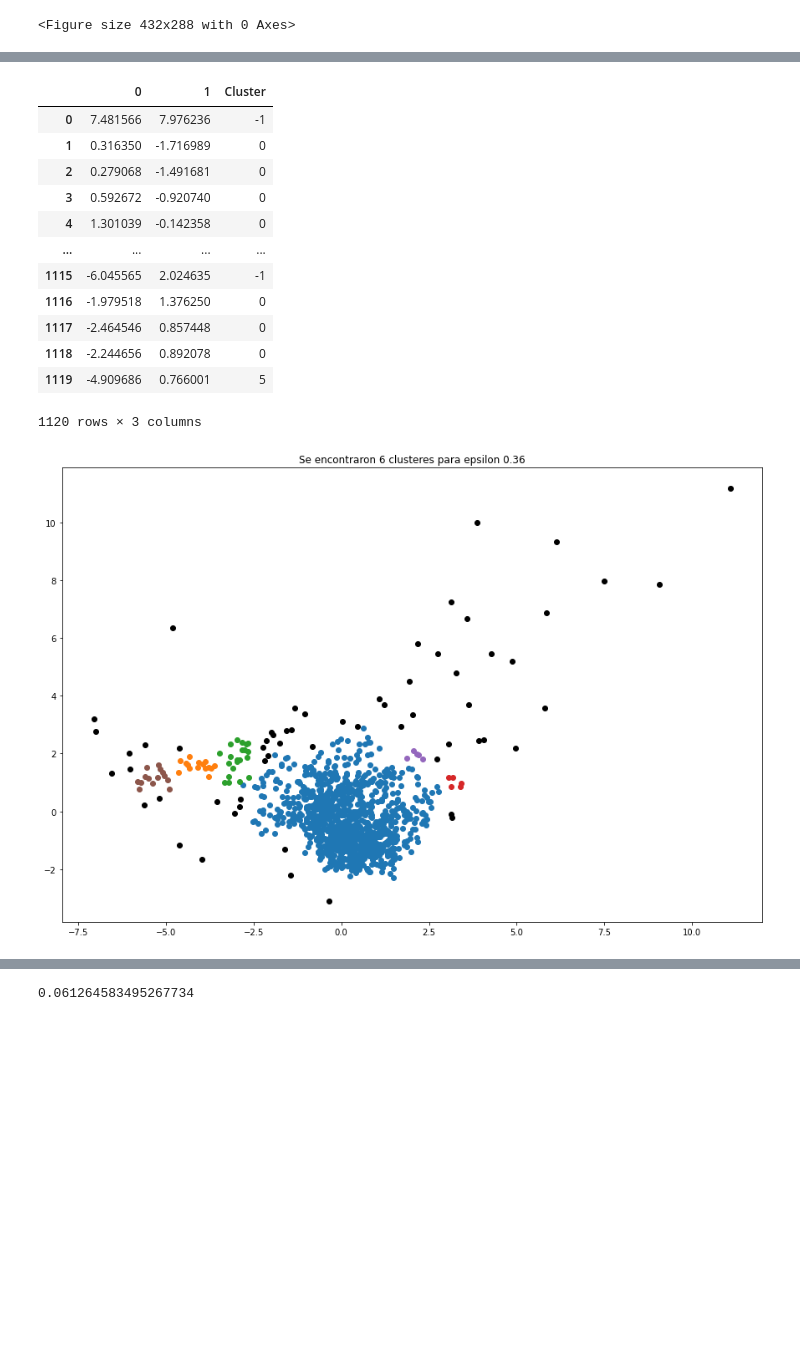
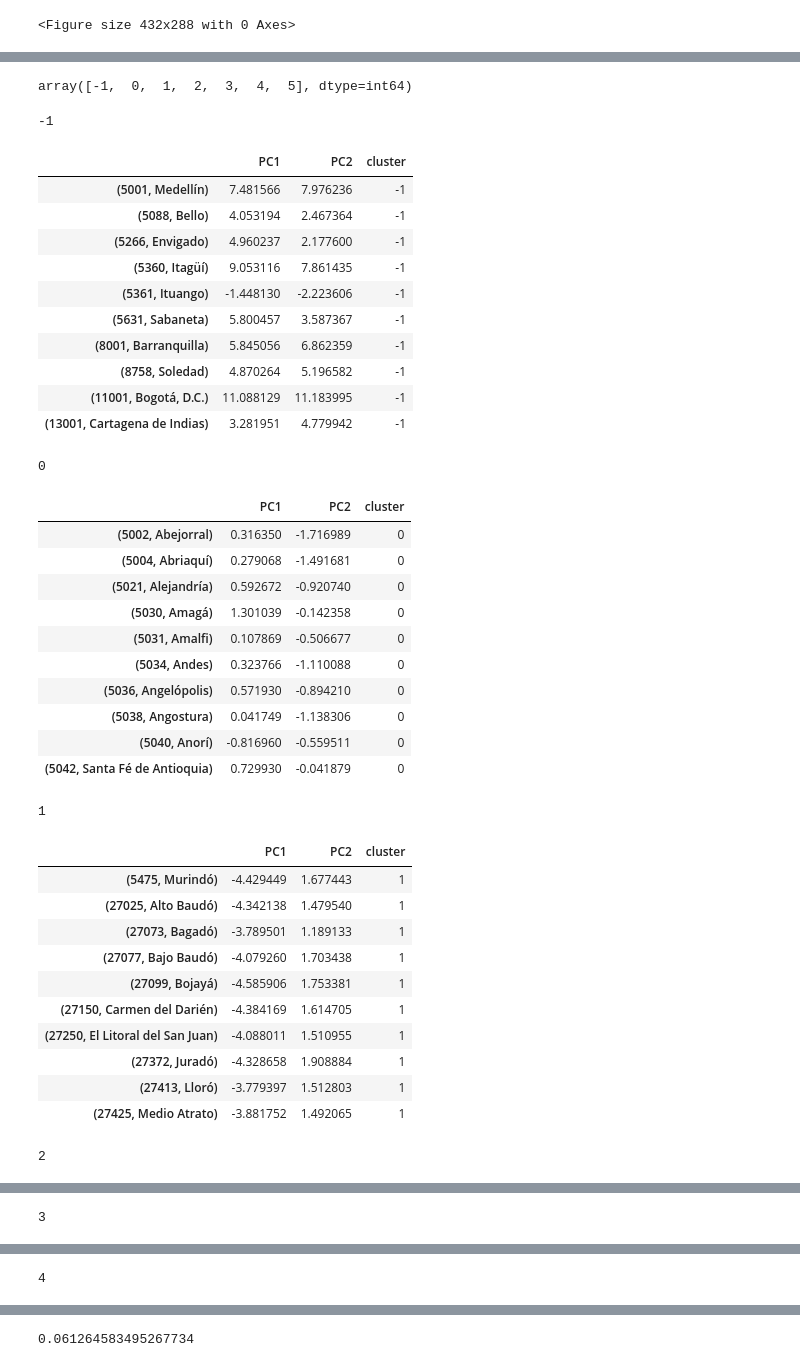
Before and after one commit to freddy120/MIAD_no_supervisado_project, a Jupyter notebook: notebook/DBSCAN.ipynb, the cells around one changed output, grey strips where cells are left out. Saved outputs shown, nothing was run; the diff lists cells and outputs as text; code cells hidden in the pictures; blank space fills up the shorter version.

Commit message:
DBSCAN 2 PC - Revision contenido Clusters

```diff
--- a/notebook/DBSCAN.ipynb
+++ b/notebook/DBSCAN.ipynb
@@ -192,6 +192,7 @@ ax.set_title(*[dengue_df['Municipality'][index]])
 Text(0.5, 1.0, 'Medellín')
 [figure]
 # %%
+descripcion=dengue_df[dengue_df['Municipality code']!=47570][['Municipality code','Municipality']]
 
 reducidaini=(dengue_df[['Municipality code','Age0-4(%)', 'Age5-14(%)', 'Age15-29(%)', 'Age>30(%)','AfrocolombianPopulation(%)',
 'IndianPopulation(%)', 'PeoplewithDisabilities(%)', 'Peoplewhocannotreadorwrite(%)', 'Secondary/HigherEducation(%)',
@@ -350,41 +350,76 @@ print(distancias[knee.knee])
 # %%
 from sklearn.cluster import DBSCAN
 X=results['PC'].to_numpy()
 
 
 db = DBSCAN(eps = 0.364, min_samples = 5).fit(X)
 clusteres = db.labels_
 
 n_clusteres = len(set(clusteres)) - (1 if -1 in clusteres else 0)
 resultado = pd.DataFrame(X).assign(Cluster = clusteres)
 plt.figure(figsize=(15,10))
 for k in np.unique(clusteres):
     if k != -1:
         plt.scatter(
             x = resultado.loc[resultado.Cluster == k, 0],
             y = resultado.loc[resultado.Cluster == k, 1]
             )
     else:
         plt.scatter(
             x = resultado.loc[resultado.Cluster == k, 0],
             y = resultado.loc[resultado.Cluster == k, 1],
             c = "black"
             )
 plt.title('Se encontraron %d clusteres para epsilon %0.2f' % (n_clusteres, 0.364))
 
 resultado
+
+
+display(np.unique(clusteres))
+X=X=results['PC']
+X["cluster"]=clusteres
+X.index=descripcion
+
+
+for k in np.unique(clusteres):
+    print(k)
+    display(X[X['cluster']==k].head(10))
 # %% [output]
+array([-1,  0,  1,  2,  3,  4,  5], dtype=int64)
+-1
-|  | 0 | 1 | Cluster |
-| 0 | 7.481566 | 7.976236 | -1 |
-| 1 | 0.316350 | -1.716989 | 0 |
-| 2 | 0.279068 | -1.491681 | 0 |
-| 3 | 0.592672 | -0.920740 | 0 |
-| 4 | 1.301039 | -0.142358 | 0 |
-| ... | ... | ... | ... |
-| 1115 | -6.045565 | 2.024635 | -1 |
-| 1116 | -1.979518 | 1.376250 | 0 |
-| 1117 | -2.464546 | 0.857448 | 0 |
-| 1118 | -2.244656 | 0.892078 | 0 |
-| 1119 | -4.909686 | 0.766001 | 5 |
+|  | PC1 | PC2 | cluster |
+| (5001, Medellín) | 7.481566 | 7.976236 | -1 |
+| (5088, Bello) | 4.053194 | 2.467364 | -1 |
+| (5266, Envigado) | 4.960237 | 2.177600 | -1 |
+| (5360, Itagüí) | 9.053116 | 7.861435 | -1 |
+| (5361, Ituango) | -1.448130 | -2.223606 | -1 |
+| (5631, Sabaneta) | 5.800457 | 3.587367 | -1 |
+| (8001, Barranquilla) | 5.845056 | 6.862359 | -1 |
+| (8758, Soledad) | 4.870264 | 5.196582 | -1 |
+| (11001, Bogotá, D.C.) | 11.088129 | 11.183995 | -1 |
+| (13001, Cartagena de Indias) | 3.281951 | 4.779942 | -1 |
-1120 rows × 3 columns
-[figure, removed]
+0
+|  | PC1 | PC2 | cluster |
+| (5002, Abejorral) | 0.316350 | -1.716989 | 0 |
+| (5004, Abriaquí) | 0.279068 | -1.491681 | 0 |
+| (5021, Alejandría) | 0.592672 | -0.920740 | 0 |
+| (5030, Amagá) | 1.301039 | -0.142358 | 0 |
+| (5031, Amalfi) | 0.107869 | -0.506677 | 0 |
+| (5034, Andes) | 0.323766 | -1.110088 | 0 |
+| (5036, Angelópolis) | 0.571930 | -0.894210 | 0 |
+| (5038, Angostura) | 0.041749 | -1.138306 | 0 |
+| (5040, Anorí) | -0.816960 | -0.559511 | 0 |
+| (5042, Santa Fé de Antioquia) | 0.729930 | -0.041879 | 0 |
+1
+|  | PC1 | PC2 | cluster |
+| (5475, Murindó) | -4.429449 | 1.677443 | 1 |
+| (27025, Alto Baudó) | -4.342138 | 1.479540 | 1 |
+| (27073, Bagadó) | -3.789501 | 1.189133 | 1 |
+| (27077, Bajo Baudó) | -4.079260 | 1.703438 | 1 |
+| (27099, Bojayá) | -4.585906 | 1.753381 | 1 |
+| (27150, Carmen del Darién) | -4.384169 | 1.614705 | 1 |
+| (27250, El Litoral del San Juan) | -4.088011 | 1.510955 | 1 |
+| (27372, Juradó) | -4.328658 | 1.908884 | 1 |
+| (27413, Lloró) | -3.779397 | 1.512803 | 1 |
+| (27425, Medio Atrato) | -3.881752 | 1.492065 | 1 |
+2
@@ -390,0 +437 @@ resultado
+3
@@ -390,0 +444 @@ resultado
+4
```
Also changed, not shown: parts of 8 cells of this notebook.
